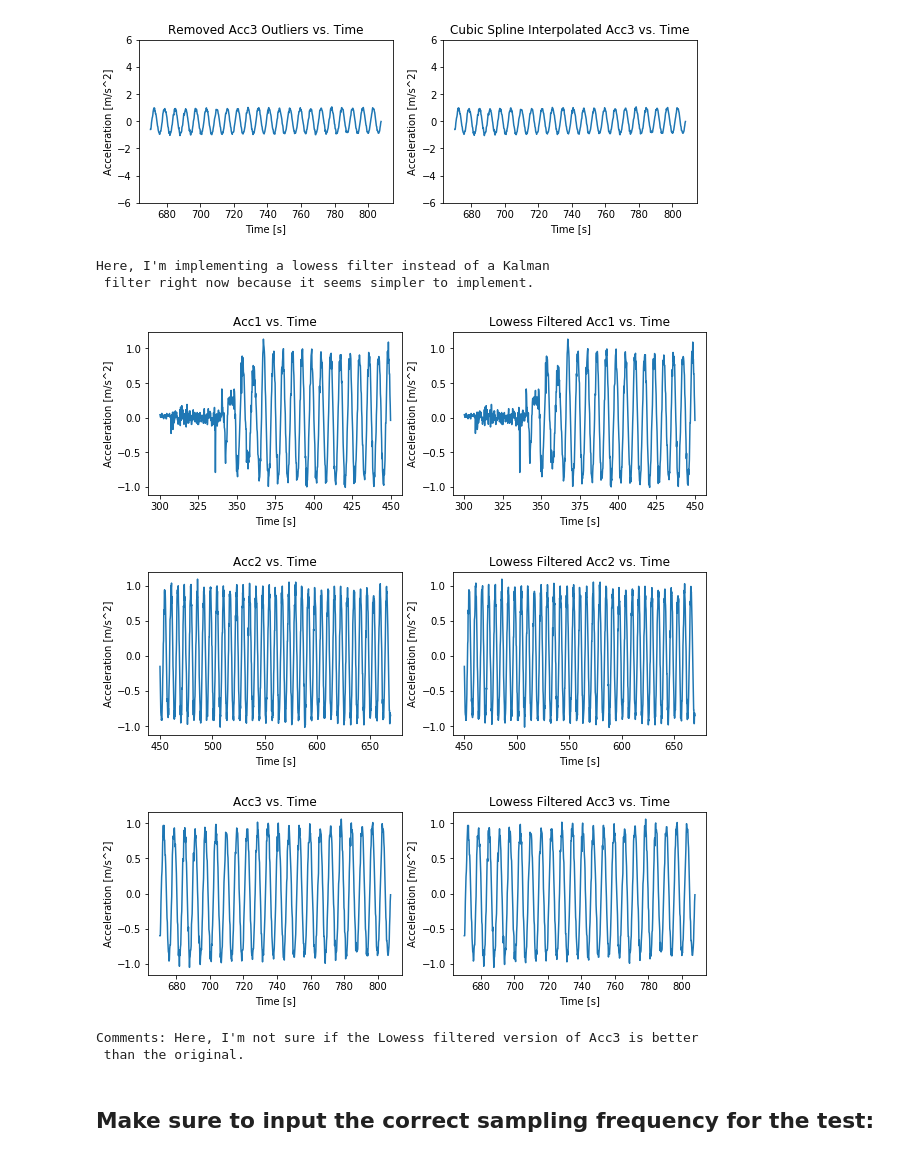
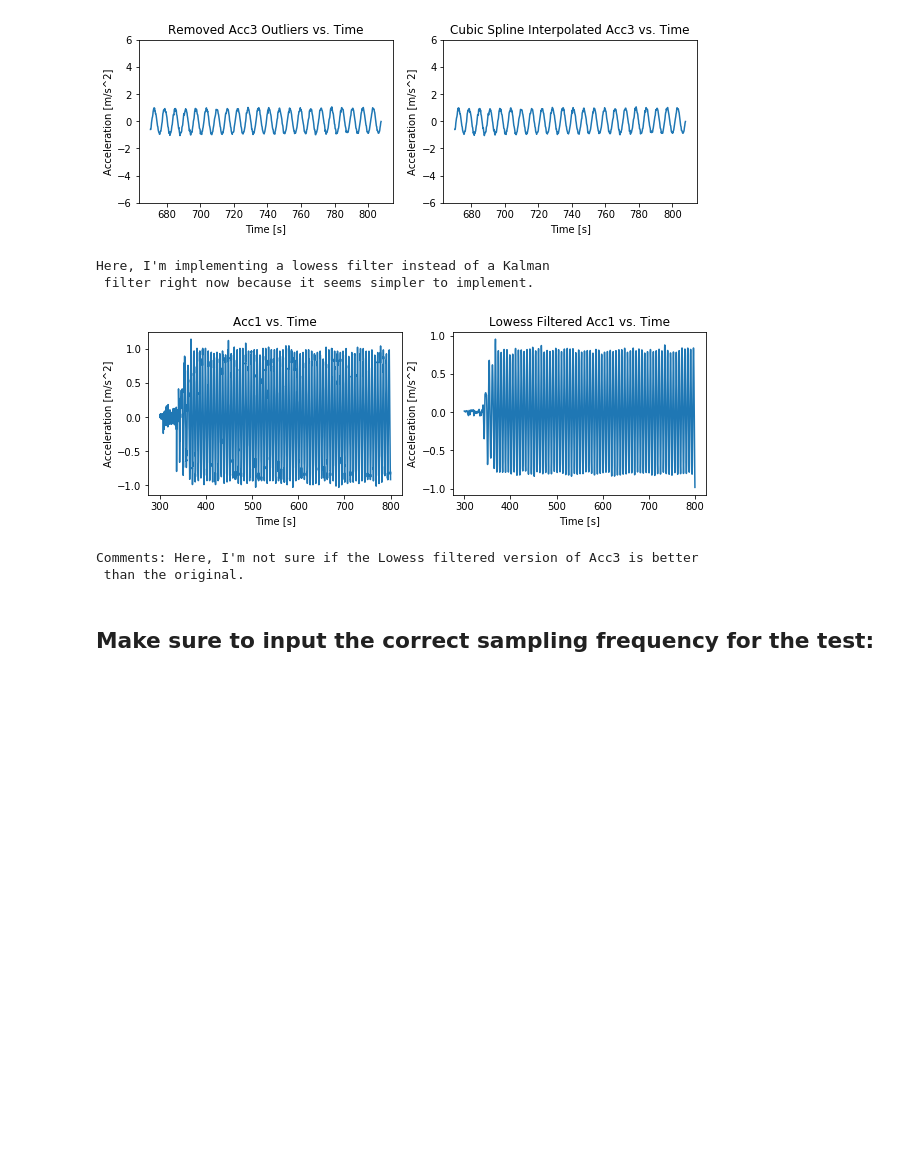
Before and after one commit to pjsimmon/E4E_Smartfin, a Jupyter notebook: PSD_E3_BuoyCallibrator1.ipynb, the cells around one changed output. Drawn from its saved outputs; the diff is of its cells as text; code cells hidden in the pictures; blank space fills up the shorter version.

```diff
--- a/PSD_E3_BuoyCallibrator1.ipynb
+++ b/PSD_E3_BuoyCallibrator1.ipynb
@@ -450,7 +452,7 @@ time_array = time_e_array
 
 i = 0
 while (i < (len(acc_list)) - 1):
-    if (time_e_array[i] > 300 and time_e_array[i] <= 450):
+    if (time_e_array[i] > 300 and time_e_array[i] <= 800):
         acc_list1.append(acc_list[i])
         time_e_list1.append(time_e_array[i])
     if (time_e_array[i] > 450 and time_e_array[i] <= 670):
@@ -730,13 +732,13 @@ f1 = plt.figure(figsize=(10,3))
 ax1 = f1.add_subplot(121)
 ax2 = f1.add_subplot(122)
 
-f2 = plt.figure(figsize=(10,3))
-ax3 = f2.add_subplot(121)
-ax4 = f2.add_subplot(122)
+#f2 = plt.figure(figsize=(10,3))
+#ax3 = f2.add_subplot(121)
+#ax4 = f2.add_subplot(122)
 
-f3 = plt.figure(figsize=(10,3))
-ax5 = f3.add_subplot(121)
-ax6 = f3.add_subplot(122)
+#f3 = plt.figure(figsize=(10,3))
+#ax5 = f3.add_subplot(121)
+#ax6 = f3.add_subplot(122)
 
 
 ##Subplots for acc1
@@ -748,36 +750,34 @@ ax2.plot(time_array1, filtered1)
 ax2.set_title("Lowess Filtered Acc1 vs. Time")
 ax2.set_xlabel("Time [s]")
 ax2.set_ylabel('Acceleration [m/s^2]')
 
 ##Subplots for acc2
 ax3.plot(time_array2, interp_array2)
 ax3.set_title('Acc2 vs. Time')
 ax3.set_xlabel("Time [s]")
 ax3.set_ylabel('Acceleration [m/s^2]')
 ax4.plot(time_array2, filtered2)
 ax4.set_title("Lowess Filtered Acc2 vs. Time")
 ax4.set_xlabel("Time [s]")
 ax4.set_ylabel('Acceleration [m/s^2]')
 
 ##Subplots for acc3
 ax5.plot(time_array3, interp_array3)
 ax5.set_title('Acc3 vs. Time')
 ax5.set_xlabel("Time [s]")
 ax5.set_ylabel('Acceleration [m/s^2]')
 ax6.plot(time_array3, filtered3)
 ax6.set_title("Lowess Filtered Acc3 vs. Time")
 ax6.set_xlabel("Time [s]")
 ax6.set_ylabel('Acceleration [m/s^2]')
 
 plt.show()
 
 print("Comments: Here, I'm not sure if the Lowess filtered version of Acc3 is better \n than the original.")
 # %% [output]
 Here, I'm implementing a lowess filter instead of a Kalman
  filter right now because it seems simpler to implement.
-[figure, old version]
+[figure, new version]
-[figure, removed]
-[figure, removed]
 Comments: Here, I'm not sure if the Lowess filtered version of Acc3 is better
  than the original.
 # %% [markdown]
```
Also changed, not shown: parts of 5 cells of this notebook, 5 other files.
